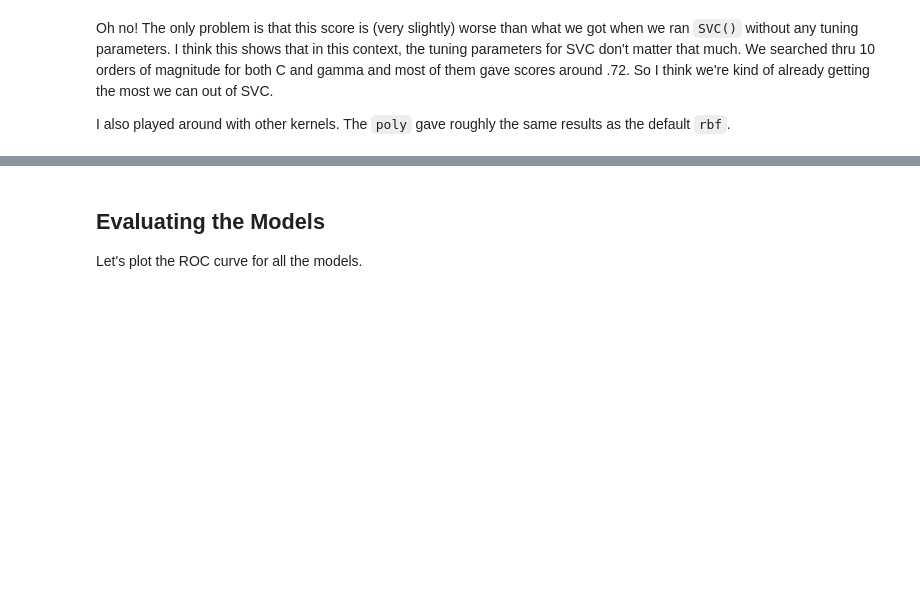
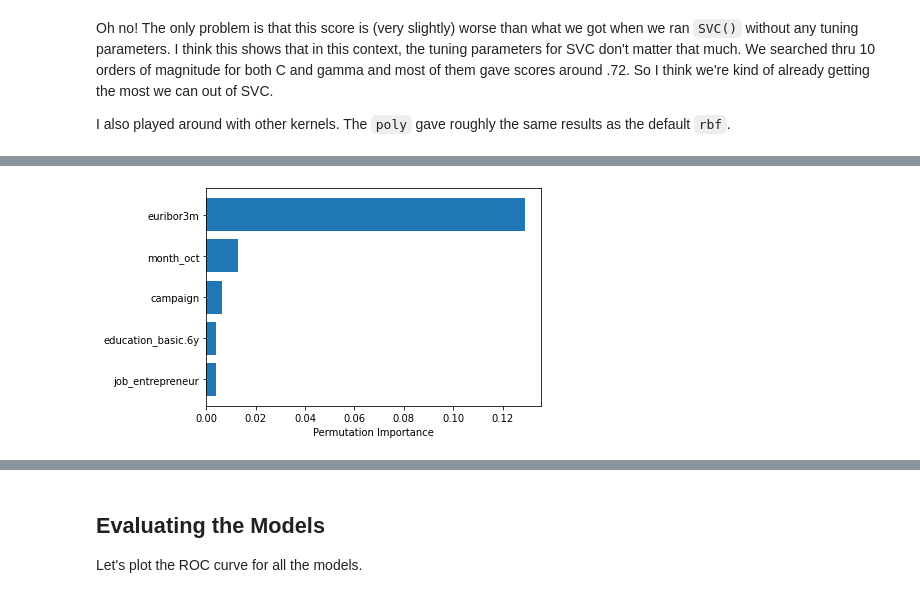
Before and after one commit to csdurfee/bank-marketing, a Jupyter notebook: Bank_Marketing.ipynb, the cells around one changed output, grey strips where cells are left out. Cells and saved outputs as stored; diff of their text form; code cells hidden in the pictures; blank space fills up the shorter version.

```diff
--- a/Bank_Marketing.ipynb
+++ b/Bank_Marketing.ipynb
@@ -531,9 +541,8 @@ Oh no! The only problem is that this score is (very slightly) worse than what we
 
 I also played around with other kernels. The `poly` gave roughly the same results as the default `rbf`.
 # %%
-tuned_model = SVC(kernel='poly').fit(scaled_even_x_train, even_y_train)
+poly_model = SVC(kernel='poly').fit(scaled_even_x_train, even_y_train)
 
-even_x_test = even_scaler.transform(x_test)
-tuned_pred = tuned_model.predict(even_x_test)
-print(f"poly kernel, even inputs SVC ROC score: {roc_auc_score(y_test, tuned_pred)}")
+poly_pred = poly_model.predict(even_x_test)
+print(f"poly kernel, even inputs SVC ROC score: {roc_auc_score(y_test, poly_pred)}")
 # %% [output]
@@ -540,0 +554,16 @@ even inputs SVC ROC score: 0.7255692298454741
+# %%
+## adapted from https://stackoverflow.com/questions/41592661/determining-the-most-contributing-features-for-svm-classifier-in-sklearn
+
+from sklearn.inspection import permutation_importance
+perm_importance = permutation_importance(svc_model, even_x_test[:200], y_test[:200], scoring=my_scorer)
+# %%
+features = np.array(x_train.columns)
+
+sorted_idx = perm_importance.importances_mean.argsort()
+plt.barh(features[sorted_idx][-5:], perm_importance.importances_mean[sorted_idx][-5:])
+plt.xlabel("Permutation Importance")
+plt.show()
+
+%matplotlib inline
+# %% [output]
+[figure, added]
```
Also changed, not shown: parts of 34 cells of this notebook.
